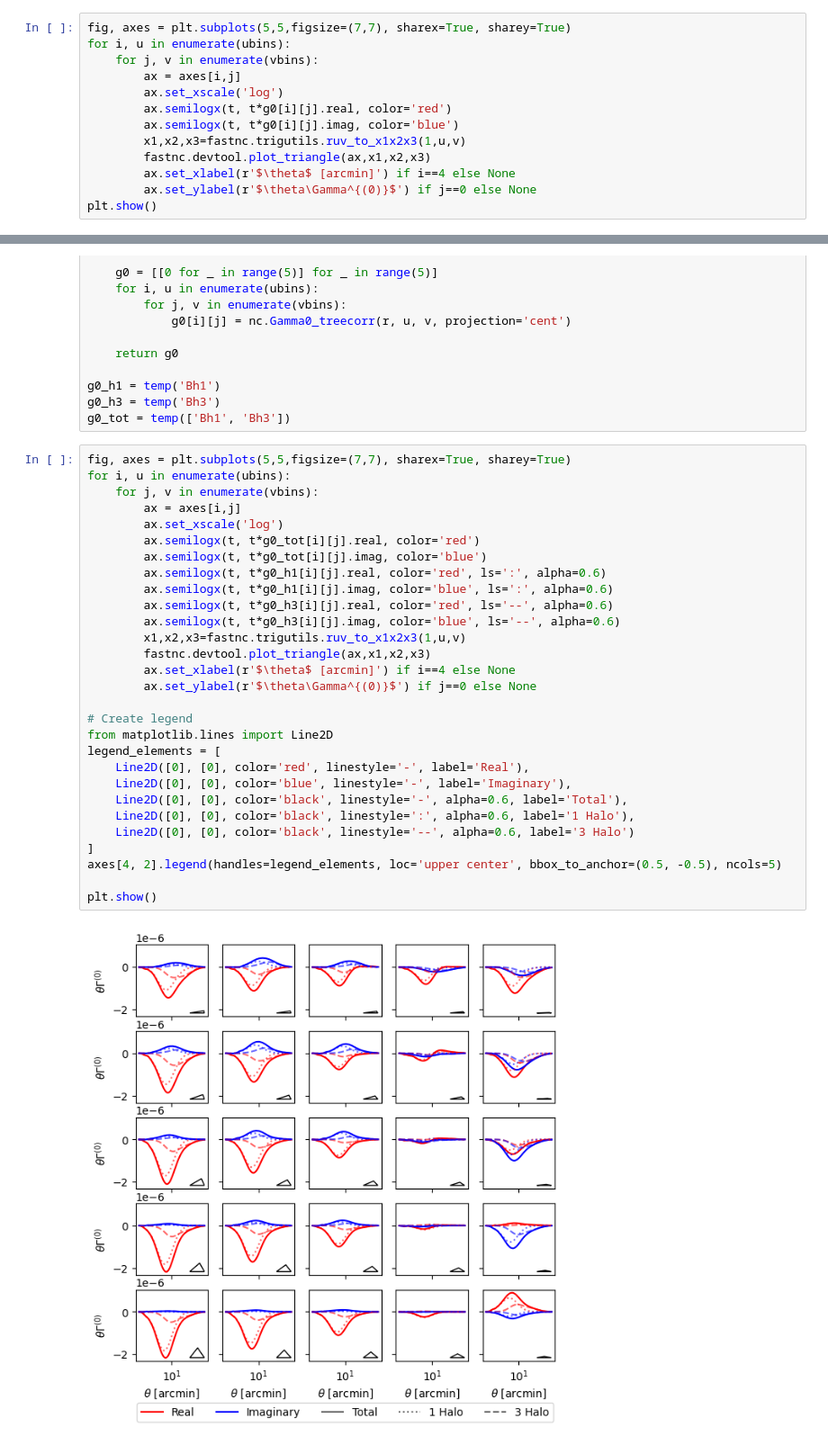
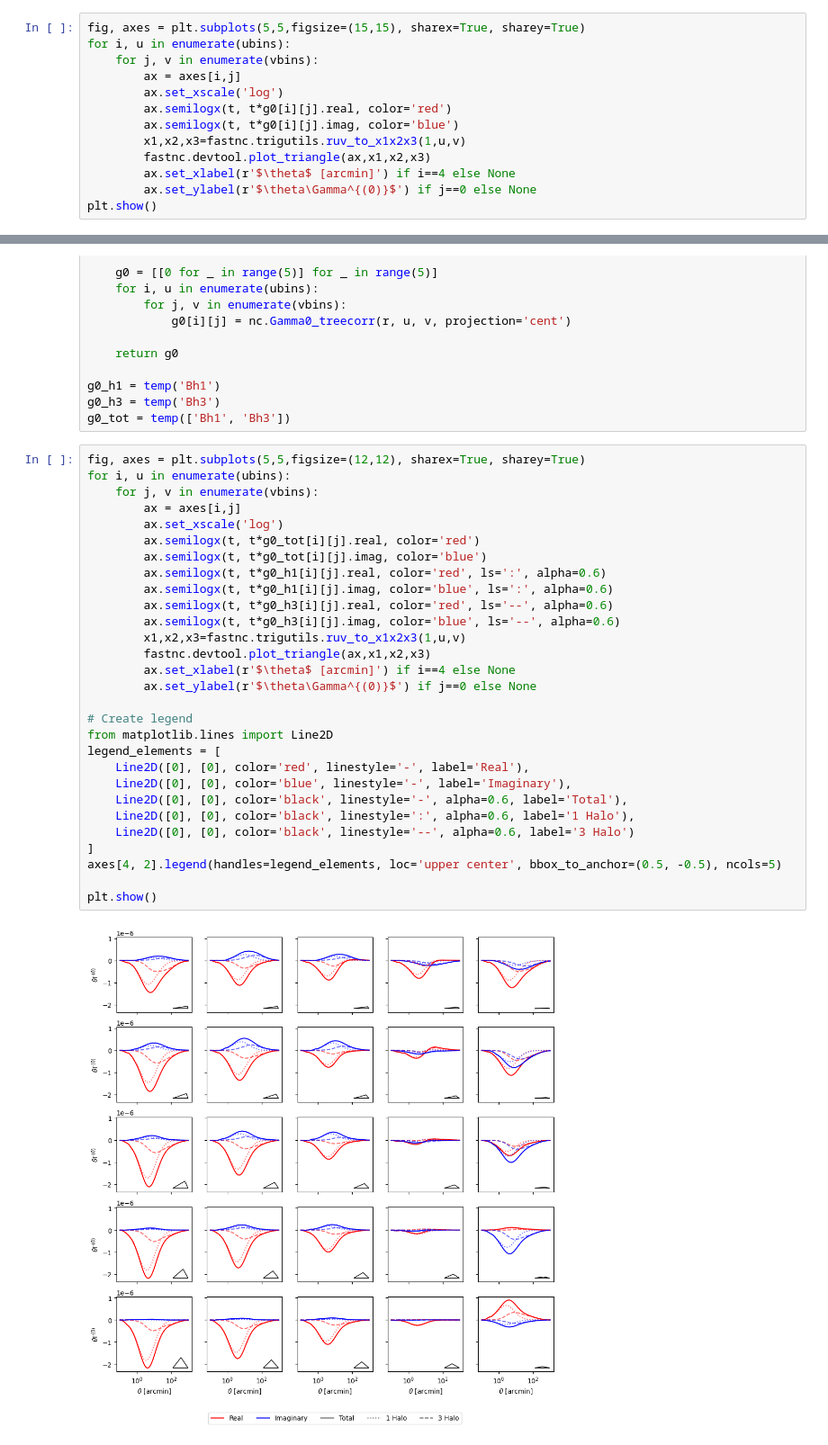
Before and after one commit to git-sunao/fastnc, a Jupyter notebook: docs/tutorial_halofit.ipynb, the cells around one changed output, grey strips where cells are left out. Shown: that part at 90% size. Cells and saved outputs as stored; diff of their text form.

```diff
--- a/docs/tutorial_halofit.ipynb
+++ b/docs/tutorial_halofit.ipynb
@@ -137,5 +137,5 @@ Total: 5.956s
 # %%
-fig, axes = plt.subplots(5,5,figsize=(7,7), sharex=True, sharey=True)
+fig, axes = plt.subplots(5,5,figsize=(15,15), sharex=True, sharey=True)
 for i, u in enumerate(ubins):
     for j, v in enumerate(vbins):
         ax = axes[i,j]
@@ -168,33 +168,33 @@ g0_h1 = temp('Bh1')
 g0_h3 = temp('Bh3')
 g0_tot = temp(['Bh1', 'Bh3'])
 # %%
-fig, axes = plt.subplots(5,5,figsize=(7,7), sharex=True, sharey=True)
+fig, axes = plt.subplots(5,5,figsize=(12,12), sharex=True, sharey=True)
 for i, u in enumerate(ubins):
     for j, v in enumerate(vbins):
         ax = axes[i,j]
         ax.set_xscale('log')
         ax.semilogx(t, t*g0_tot[i][j].real, color='red')
         ax.semilogx(t, t*g0_tot[i][j].imag, color='blue')
         ax.semilogx(t, t*g0_h1[i][j].real, color='red', ls=':', alpha=0.6)
         ax.semilogx(t, t*g0_h1[i][j].imag, color='blue', ls=':', alpha=0.6)
         ax.semilogx(t, t*g0_h3[i][j].real, color='red', ls='--', alpha=0.6)
         ax.semilogx(t, t*g0_h3[i][j].imag, color='blue', ls='--', alpha=0.6)
         x1,x2,x3=fastnc.trigutils.ruv_to_x1x2x3(1,u,v)
         fastnc.devtool.plot_triangle(ax,x1,x2,x3)
         ax.set_xlabel(r'$\theta$ [arcmin]') if i==4 else None
         ax.set_ylabel(r'$\theta\Gamma^{(0)}$') if j==0 else None
 
 # Create legend
 from matplotlib.lines import Line2D
 legend_elements = [
     Line2D([0], [0], color='red', linestyle='-', label='Real'),
     Line2D([0], [0], color='blue', linestyle='-', label='Imaginary'),
     Line2D([0], [0], color='black', linestyle='-', alpha=0.6, label='Total'),
     Line2D([0], [0], color='black', linestyle=':', alpha=0.6, label='1 Halo'),
     Line2D([0], [0], color='black', linestyle='--', alpha=0.6, label='3 Halo')
 ]
 axes[4, 2].legend(handles=legend_elements, loc='upper center', bbox_to_anchor=(0.5, -0.5), ncols=5)
 
 plt.show()
 # %% [output]
-[figure, old version]
+[figure, new version]
```
Also changed, not shown: parts of 5 cells of this notebook, 18 other files.
